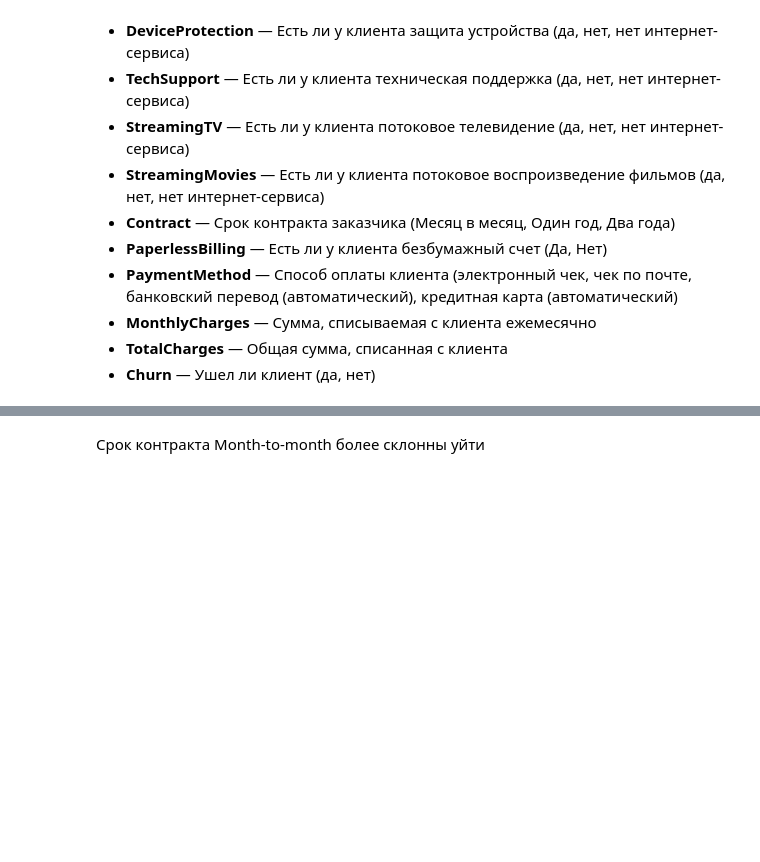
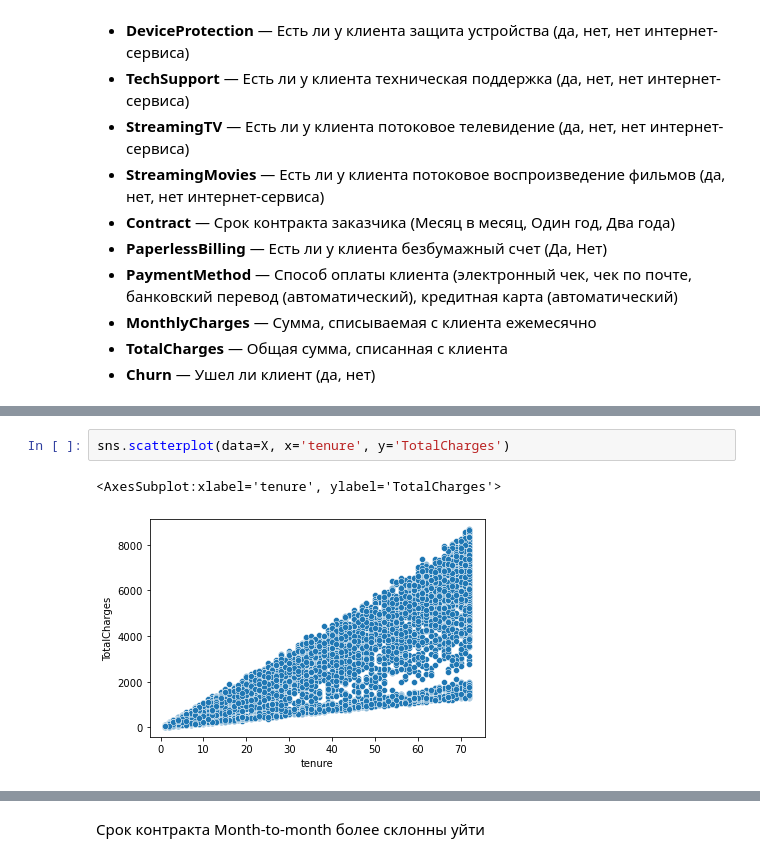
Before and after one commit to nurik08/Churn_Model, a Jupyter notebook: model.ipynb, the cells around one changed output, grey strips where cells are left out. Cells and saved outputs as stored; diff of their text form; blank space fills up the shorter version.

```diff
--- a/model.ipynb
+++ b/model.ipynb
@@ -67,0 +84,5 @@ data.head()
+# %%
+sns.scatterplot(data=X, x='tenure', y='TotalCharges')
+# %% [output]
+<AxesSubplot:xlabel='tenure', ylabel='TotalCharges'>
+[figure, added]
```
Also changed, not shown: parts of 17 cells of this notebook.
